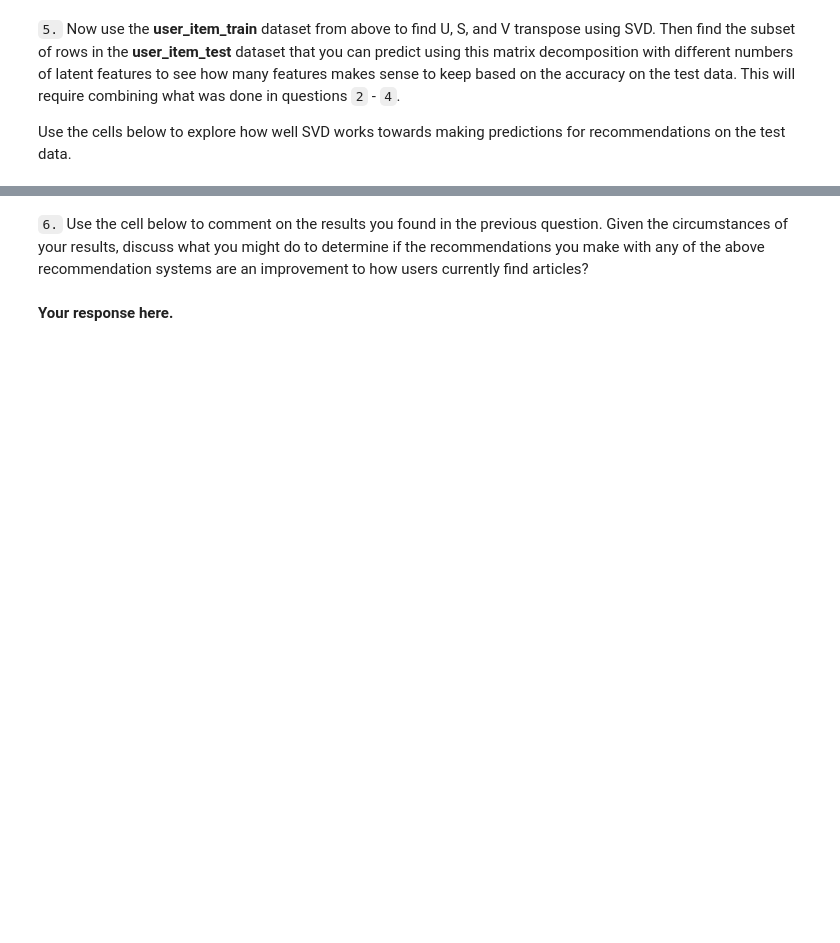
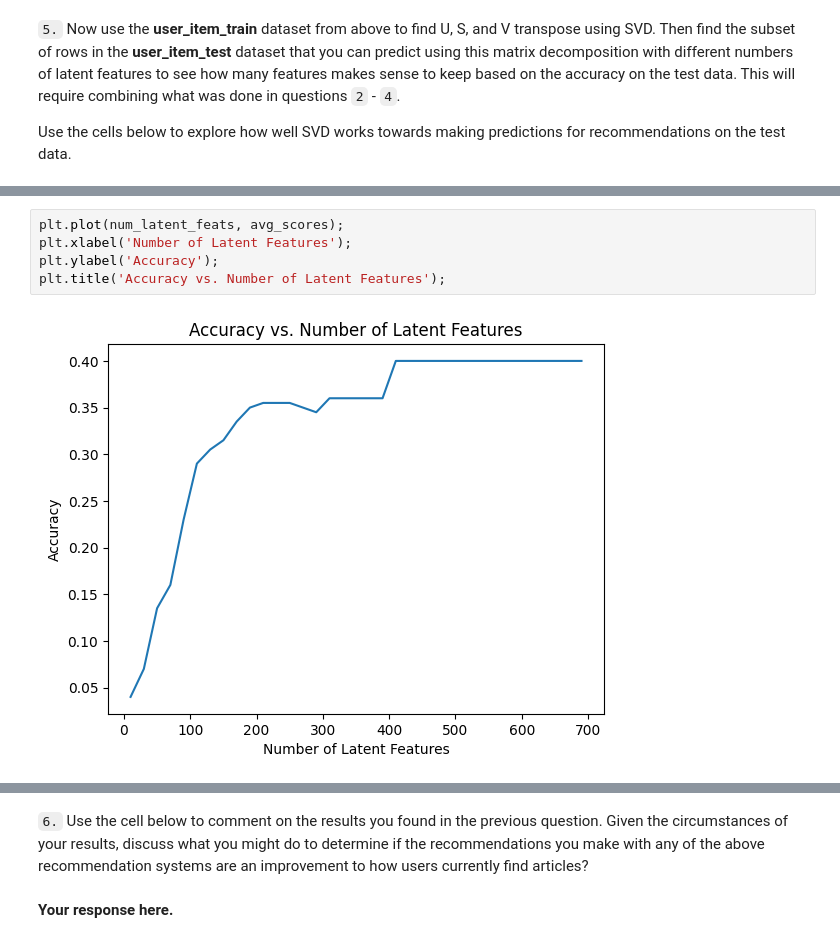
Before and after one commit to edonkoh/Recommendation_engine, a Jupyter notebook: Notebooks/Recommendations_with_IBM.ipynb, the cells around one changed output, grey strips where cells are left out. Drawn from its saved outputs; the diff is of its cells as text; blank space fills up the shorter version.

```diff
--- a/Notebooks/Recommendations_with_IBM.ipynb
+++ b/Notebooks/Recommendations_with_IBM.ipynb
@@ -704,0 +866,7 @@ u_train, s_train, vt_train = # fit svd similar to above then use the cells below
+# %%
+plt.plot(num_latent_feats, avg_scores);
+plt.xlabel('Number of Latent Features');
+plt.ylabel('Accuracy');
+plt.title('Accuracy vs. Number of Latent Features');
+# %% [output]
+[figure, added]
```
Also changed, not shown: parts of 24 cells of this notebook.
